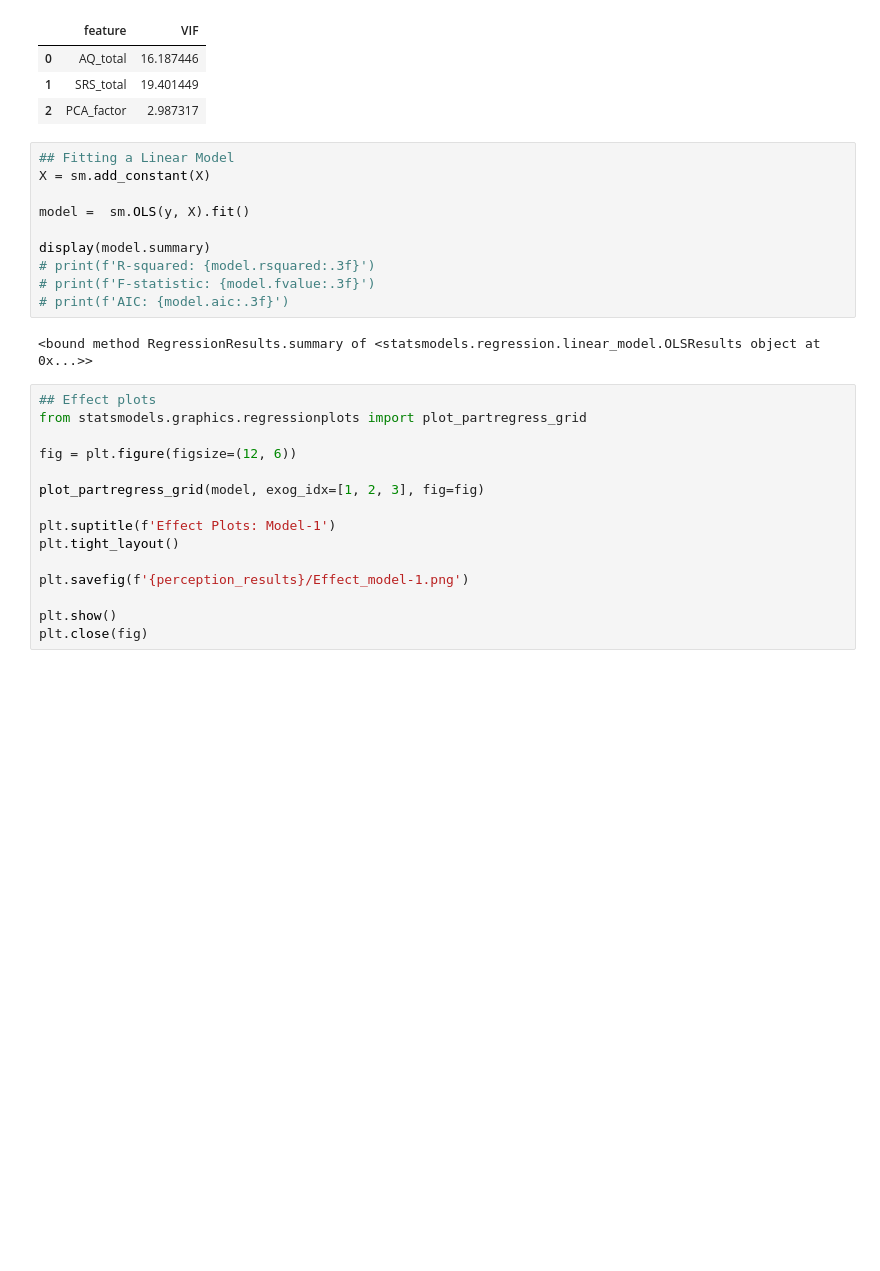
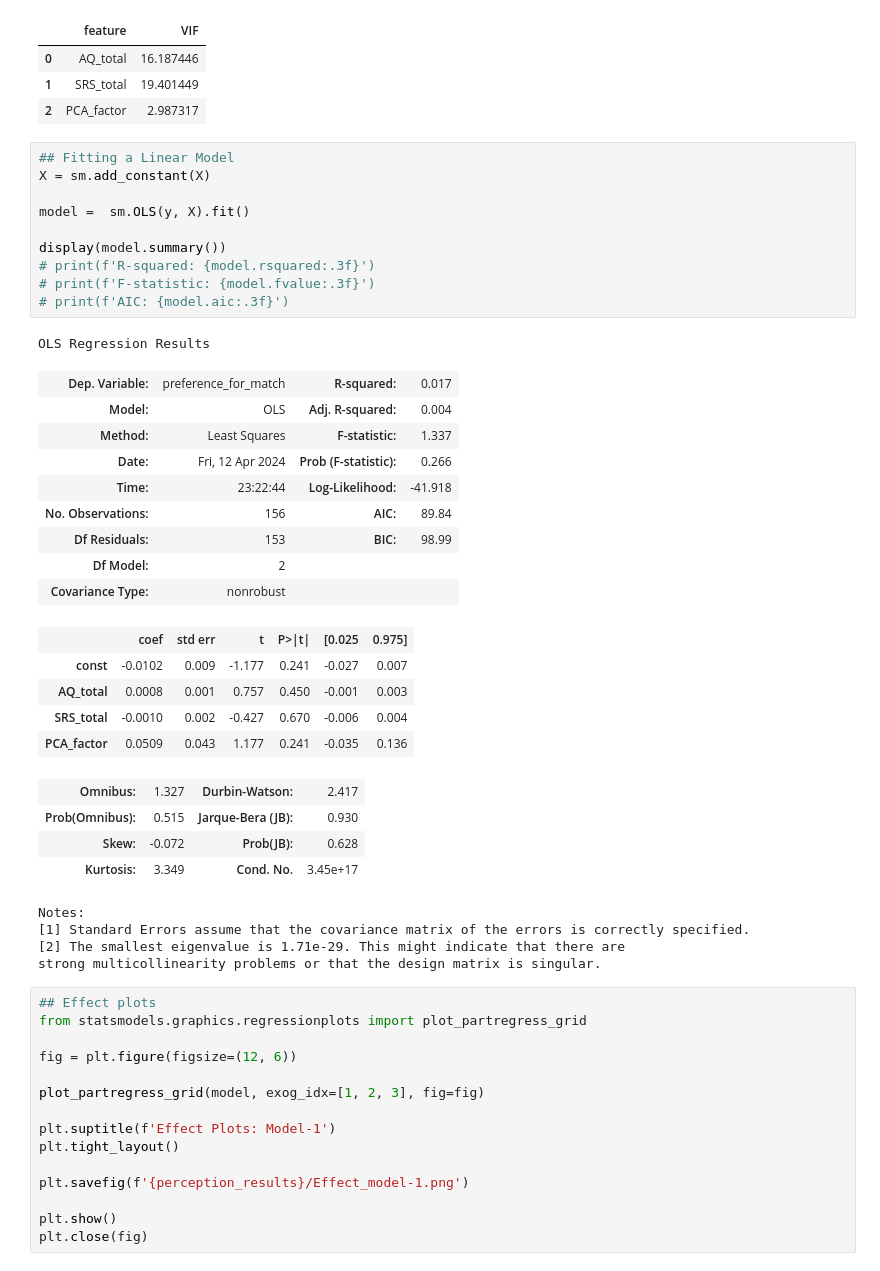
Before and after one commit to maynaS/Predictability-and-Autistic-Traits, a Jupyter notebook: Task2.ipynb, the cells around one changed output. Drawn from its saved outputs; the diff is of its cells as text; blank space fills up the shorter version.

```diff
--- a/Task2.ipynb
+++ b/Task2.ipynb
@@ -448,15 +448,37 @@ VIF(X)
 # %%
 ## Fitting a Linear Model
 X = sm.add_constant(X)
 
 model =  sm.OLS(y, X).fit()
 
-display(model.summary)
+display(model.summary())
 # print(f'R-squared: {model.rsquared:.3f}')
 # print(f'F-statistic: {model.fvalue:.3f}')
 # print(f'AIC: {model.aic:.3f}')
 # %% [output]
-<bound method RegressionResults.summary of <statsmodels.regression.linear_model.OLSResults object at 0x...>>
+OLS Regression Results
+| Dep. Variable: | preference_for_match | R-squared: | 0.017 |
+| Model: | OLS | Adj. R-squared: | 0.004 |
+| Method: | Least Squares | F-statistic: | 1.337 |
+| Date: | Fri, 12 Apr 2024 | Prob (F-statistic): | 0.266 |
+| Time: | 23:22:44 | Log-Likelihood: | -41.918 |
+| No. Observations: | 156 | AIC: | 89.84 |
+| Df Residuals: | 153 | BIC: | 98.99 |
+| Df Model: | 2 |  |  |
+| Covariance Type: | nonrobust |  |  |
+|  | coef | std err | t | P>|t| | [0.025 | 0.975] |
+| const | -0.0102 | 0.009 | -1.177 | 0.241 | -0.027 | 0.007 |
+| AQ_total | 0.0008 | 0.001 | 0.757 | 0.450 | -0.001 | 0.003 |
+| SRS_total | -0.0010 | 0.002 | -0.427 | 0.670 | -0.006 | 0.004 |
+| PCA_factor | 0.0509 | 0.043 | 1.177 | 0.241 | -0.035 | 0.136 |
+| Omnibus: | 1.327 | Durbin-Watson: | 2.417 |
+| Prob(Omnibus): | 0.515 | Jarque-Bera (JB): | 0.930 |
+| Skew: | -0.072 | Prob(JB): | 0.628 |
+| Kurtosis: | 3.349 | Cond. No. | 3.45e+17 |
+Notes:
+[1] Standard Errors assume that the covariance matrix of the errors is correctly specified.
+[2] The smallest eigenvalue is 1.71e-29. This might indicate that there are
+strong multicollinearity problems or that the design matrix is singular.
 # %%
 ## Effect plots
 from statsmodels.graphics.regressionplots import plot_partregress_grid
```
Also changed, not shown: parts of 1 cell of this notebook, 2 other files.
